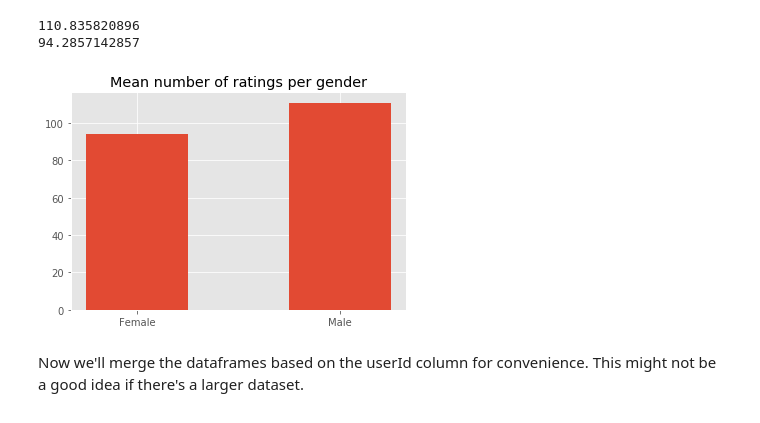
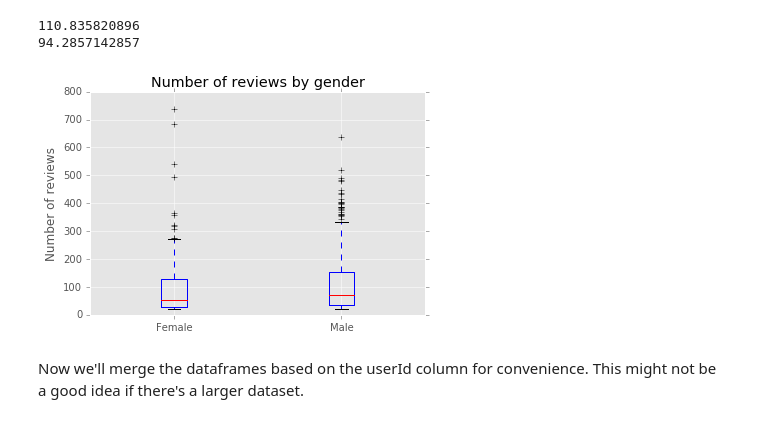
Before and after one commit to MLFontaine/data-science-side-projects, a Jupyter notebook: movielens_project/movielens_demographics_jupyter.ipynb, the cells around one changed output. Drawn from its saved outputs; the diff is of its cells as text; code cells hidden in the pictures.

```diff
--- a/movielens_project/movielens_demographics_jupyter.ipynb
+++ b/movielens_project/movielens_demographics_jupyter.ipynb
@@ -127,14 +127,9 @@ df_user[:5]
 The ratings aren't independent since each user may have multiple reviews. Let's look at the average rating per user, and number of ratings per user, then merge the columns to the users dataframe.
 # %%
 avg_ratings = df_ratings.pivot_table(index='userId', values='rating', aggfunc='mean')
-avg_ratings.columns = ['avg_rating']
-avg_ratings.reset_index(inplace=True)
 num_ratings = df_ratings.pivot_table(index='userId', values='rating', aggfunc='count')
-num_ratings.columns = ['num_rating']
-num_ratings.reset_index(inplace=True)
-
-df_user = pd.merge(df_user, avg_ratings, on='userId')
-df_user = pd.merge(df_user, num_ratings, on='userId')
+df_user['avg_rating'] = avg_ratings.values
+df_user['num_rating'] = num_ratings.values
 df_user[:5]
 # %% [output]
 |  | userId | age | gender | occupation | zip | avg_rating | num_rating |
@@ -204,15 +199,15 @@ print df_user[df_user.gender == 'F'].num_rating.mean()
 110.835820896
 94.2857142857
 # %%
-objects = ('Female', 'Male')
-y_pos = np.arange(len(objects))
-gender_means = [df_user[df_user.gender == 'F'].num_rating.mean(), df_user[df_user.gender == 'M'].num_rating.mean()]
-plt.bar(y_pos, gender_means, width=0.5)
-plt.title('Mean number of ratings per gender')
-plt.xticks(y_pos, objects)
+plt.boxplot([df_user[df_user.gender == 'F'].num_rating,
+             df_user[df_user.gender == 'M'].num_rating,
+            ])
+plt.title('Number of reviews by gender')
+plt.xticks([1, 2], ['Female', 'Male'])
+plt.ylabel('Number of reviews')
 plt.show()
 # %% [output]
-[figure, old version]
+[figure, new version]
 # %% [markdown]
 Now we'll merge the dataframes based on the userId column for convenience. This might not be a good idea if there's a larger dataset.
 # %%
```
Also changed, not shown: parts of 4 cells of this notebook.
